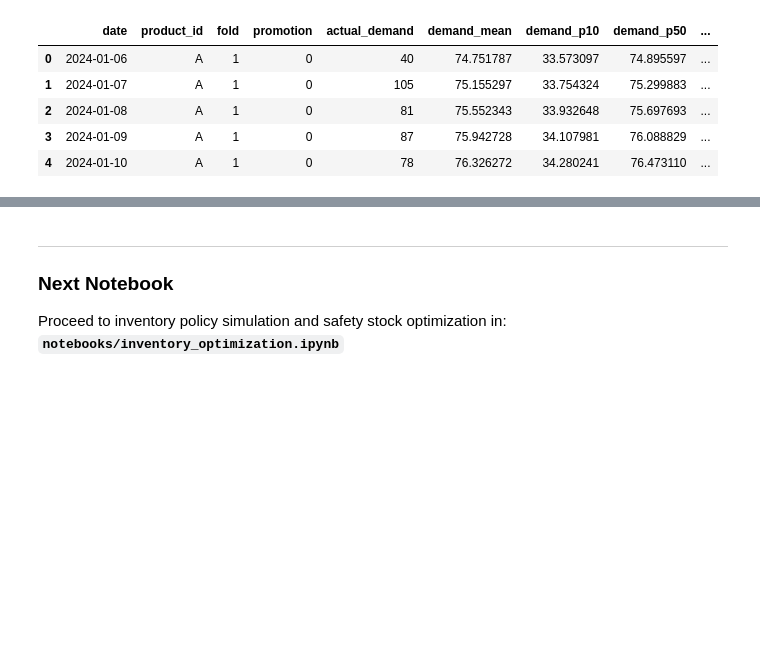
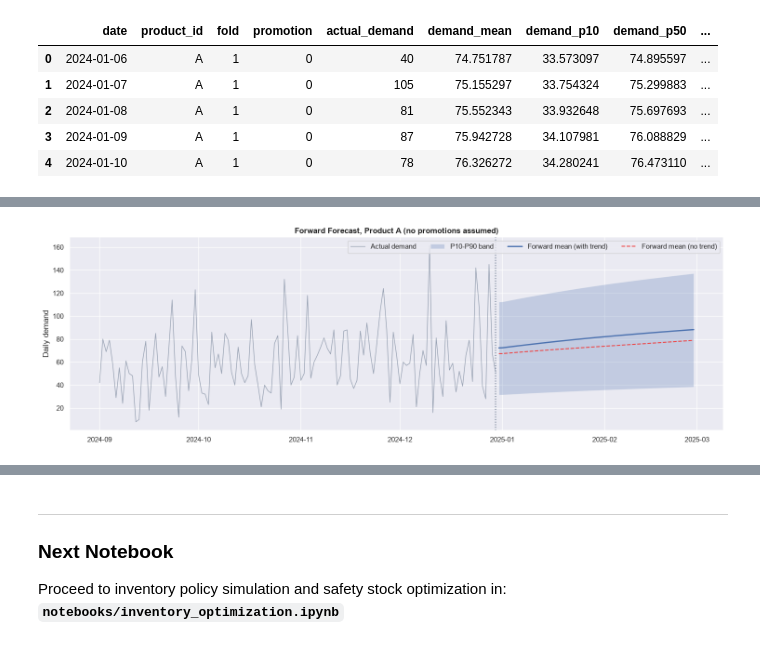
Before and after one commit to tientruongminh108/Forecast-Driven-Inventory-Optimization, a Jupyter notebook: notebooks/forecasting.ipynb, the cells around one changed output, grey strips where cells are left out. Drawn from its saved outputs; the diff is of its cells as text; code cells hidden in the pictures; blank space fills up the shorter version.

```diff
--- a/notebooks/forecasting.ipynb
+++ b/notebooks/forecasting.ipynb
@@ -615,0 +731,17 @@ Saved 1800 rows to csv\demand_forecasts.csv
+# %%
+fig, ax = plt.subplots(figsize=(15, 5))
+hist = data[(data['product_id'] == 'A') & (data['date'] >= data['date'].max() - pd.Timedelta(days=120))]
+g = forward[forward['product_id'] == 'A']
+ax.plot(hist['date'], hist['demand'], color='#64748b', alpha=0.6, linewidth=1, label='Actual demand')
+ax.fill_between(g['date'], g['demand_p10'], g['demand_p90'], alpha=0.25, label='P10-P90 band')
+ax.plot(g['date'], g['demand_mean'], linewidth=2, label='Forward mean (with trend)')
+ax.plot(g['date'], g['demand_mean_notrend'], linewidth=1.5, linestyle='--', color='#ef4444', label='Forward mean (no trend)')
+ax.axvline(data['date'].max(), color='#64748b', linestyle=':')
+ax.set_title('Forward Forecast, Product A (no promotions assumed)', fontweight='bold')
+ax.set_ylabel('Daily demand')
+ax.legend(ncol=4, loc='upper right')
+plt.tight_layout()
+save_figure(fig, '02_forward_forecast')
+plt.show()
+# %% [output]
+[figure, added]
```
Also changed, not shown: parts of 8 cells of this notebook, 20 other files.
